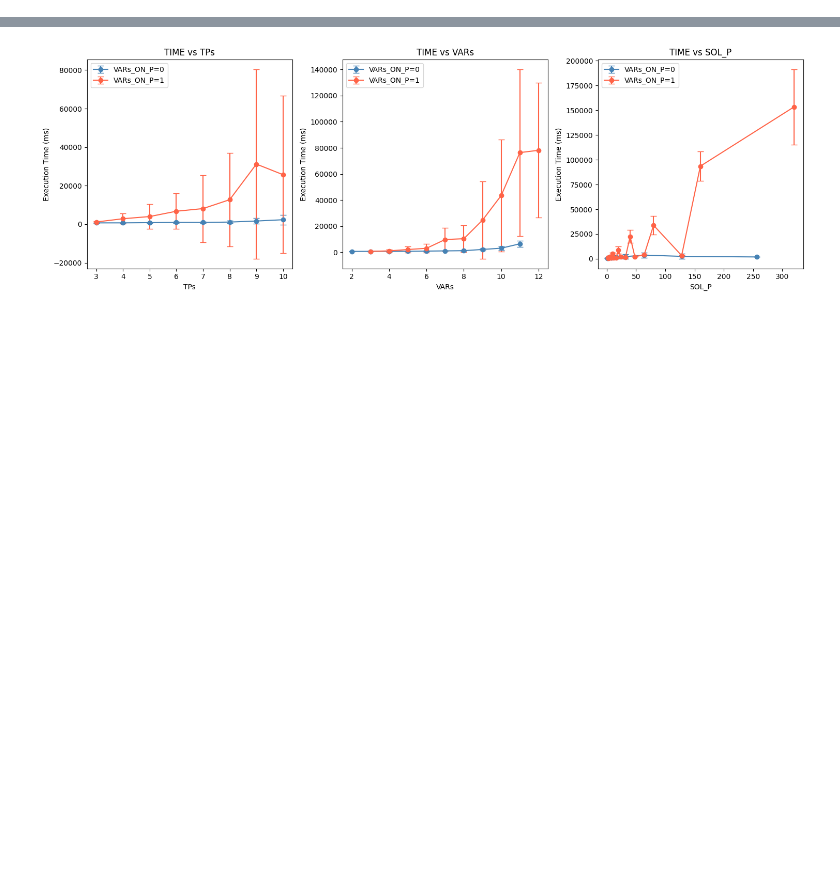
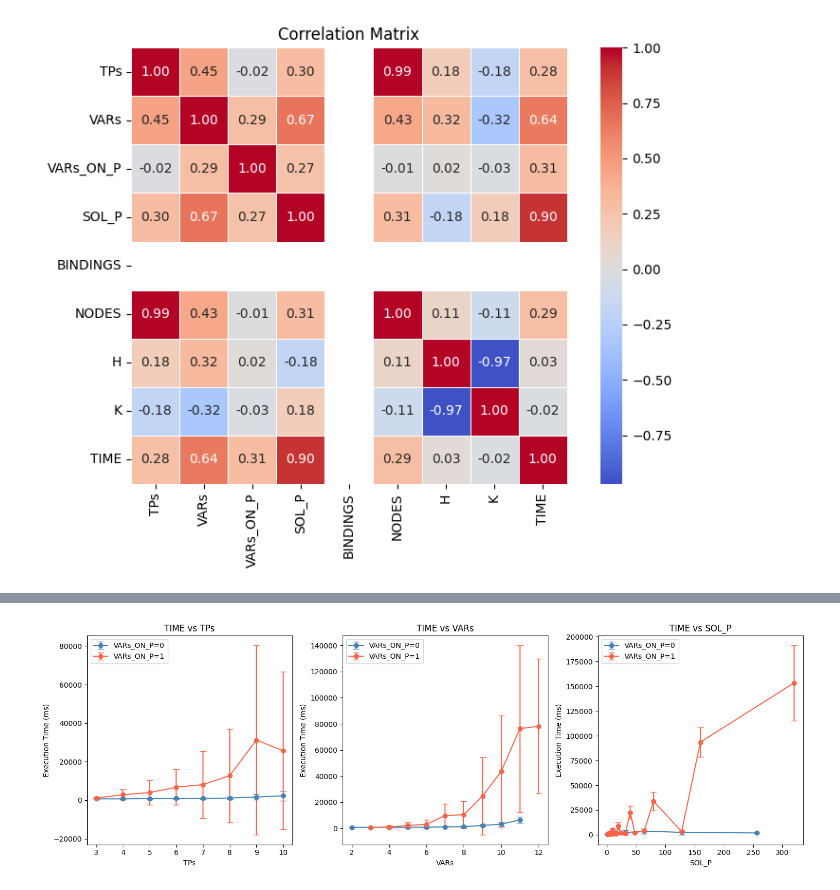
Before and after one commit to SPARQL-Anything/fxbgp, a Jupyter notebook: stream-performance-evaluation/analyse_result_xml.ipynb, the cells around one changed output, grey strips where cells are left out. Saved outputs shown, nothing was run; the diff lists cells and outputs as text; code cells hidden in the pictures; blank space fills up the shorter version.

```diff
--- a/stream-performance-evaluation/analyse_result_xml.ipynb
+++ b/stream-performance-evaluation/analyse_result_xml.ipynb
@@ -29,0 +84,14 @@ plt.show()
+# %%
+df = df[df["BINDINGS"] == 0].copy()
+# %%
+cols = ["TPs", "VARs", "VARs_ON_P", "SOL_P", "BINDINGS", "NODES", "H", "K", "TIME"]
+corr = df[cols].apply(pd.to_numeric, errors="coerce").corr()
+
+fig, ax = plt.subplots(figsize=(8, 6))
+sns.heatmap(corr, annot=True, fmt=".2f", cmap="coolwarm", center=0,
+            square=True, linewidths=0.5, ax=ax)
+ax.set_title("Correlation Matrix")
+plt.tight_layout()
+plt.show()
+# %% [output]
+[figure, added]
```
Also changed, not shown: parts of 9 cells of this notebook, 7 other files.
